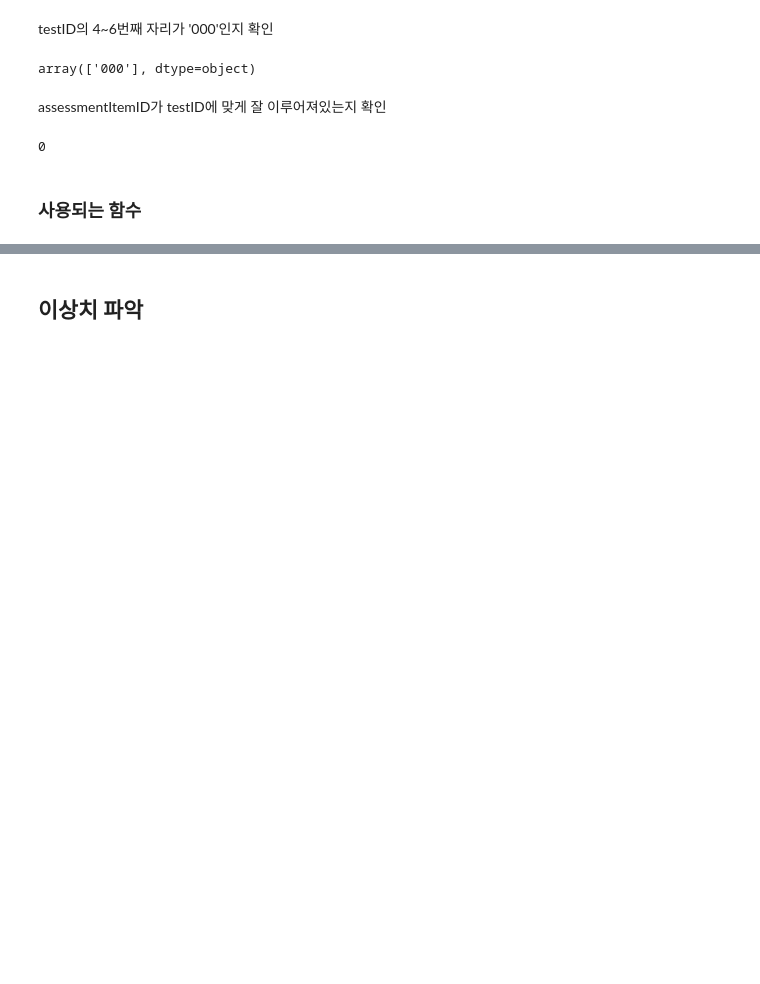
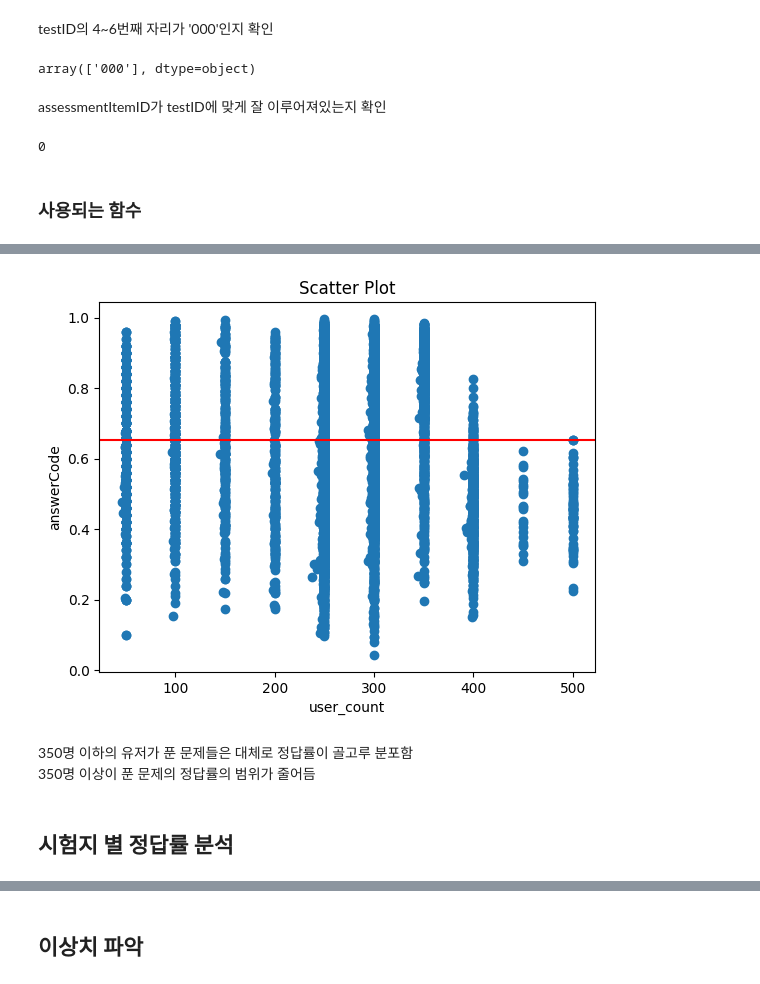
Before and after one commit to boostcampaitech5/level2_dkt-recsys-09, a Jupyter notebook: eda/eda_integration.ipynb, the cells around one changed output, grey strips where cells are left out. Saved outputs shown, nothing was run; the diff lists cells and outputs as text; code cells hidden in the pictures; blank space fills up the shorter version.

```diff
--- a/eda/eda_integration.ipynb
+++ b/eda/eda_integration.ipynb
@@ -152,0 +196,6 @@ def percentile(s):
+# %%
+prob_groupby = df.groupby('assessmentItemID').agg({
+    'userID': 'count',
+    'answerCode': percentile
+})
+prob_groupby.describe()
@@ -152,0 +212,14 @@ def percentile(s):
+# %%
+plt.scatter(prob_groupby['userID'], prob_groupby['answerCode'])
+plt.axhline(prob_groupby['answerCode'].mean(), color='red')
+plt.xlabel('user_count')
+plt.ylabel('answerCode')
+plt.title('Scatter Plot')
+plt.show()
+# %% [output]
+[figure, added]
+# %% [markdown]
+350명 이하의 유저가 푼 문제들은 대체로 정답률이 골고루 분포함 \
+350명 이상이 푼 문제의 정답률의 범위가 줄어듬
+# %% [markdown]
+## 시험지 별 정답률 분석
```
Also changed, not shown: parts of 57 cells of this notebook.
